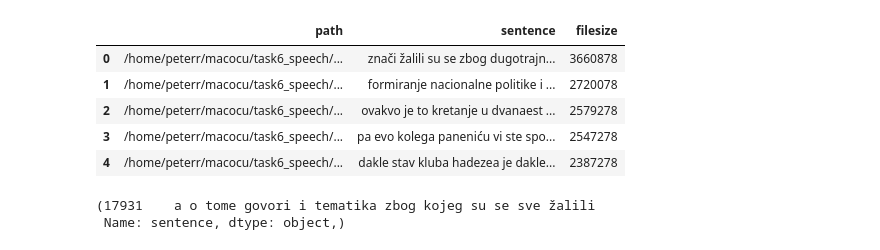
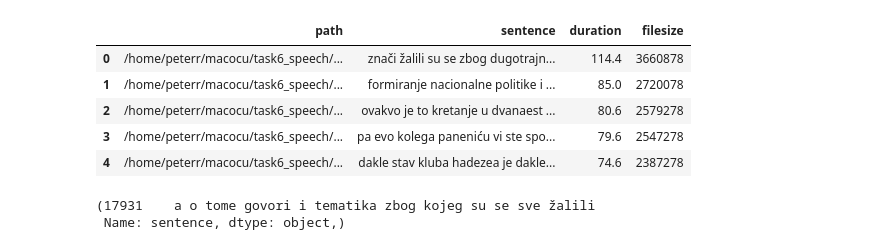
Before and after one commit to 5roop/task6_speech, a Jupyter notebook: 4_dataset_exploration.ipynb, the cells around one changed output. Drawn from its saved outputs; the diff is of its cells as text; code cells hidden in the pictures.

```diff
--- a/4_dataset_exploration.ipynb
+++ b/4_dataset_exploration.ipynb
@@ -0,0 +1,9 @@
+# %%
+from scipy.io import wavfile
+file = "/home/peterr/macocu/task6_speech/data/00009874.flac.wav"
+
+def get_duration(file:str) -> float:
+    rate, data = wavfile.read(file)
+    return len(data)/rate
+
+get_duration(file)
@@ -1,29 +21,29 @@
 # %%
 import pandas as pd
 import numpy as np
 pd.set_option("display.max_colwidth", 100)
 f = "/home/nikolal/projects/parlaspeech/transcripts_normalized.txt"
 df = pd.read_table(f, names=["unknown1", "path", "sentence"],
         #nrows=2000
         )
 
 df["path"] = "/home/peterr/macocu/task6_speech/data/" + df.path.str.replace("flac/", "") + ".wav"
-
+df["duration"] = df.path.apply(get_duration)
 df = df.drop(columns="unknown1")
 import os
 df["filesize"] = df["path"].apply(os.path.getsize)
 for char in ['*', ':', ';']:
     df["sentence"] = df.sentence.str.replace(char, "")
 df.sort_values(by="filesize", ascending=False, inplace=True)
 df.reset_index(drop=True, inplace=True)
 df.head(5)
 # %% [output]
-|  | path | sentence | filesize |
-| 0 | /home/peterr/macocu/task6_speech/... | znači žalili su se zbog dugotrajn... | 3660878 |
-| 1 | /home/peterr/macocu/task6_speech/... | formiranje nacionalne politike i ... | 2720078 |
-| 2 | /home/peterr/macocu/task6_speech/... | ovakvo je to kretanje u dvanaest ... | 2579278 |
-| 3 | /home/peterr/macocu/task6_speech/... | pa evo kolega paneniću vi ste spo... | 2547278 |
-| 4 | /home/peterr/macocu/task6_speech/... | dakle stav kluba hadezea je dakle... | 2387278 |
+|  | path | sentence | duration | filesize |
+| 0 | /home/peterr/macocu/task6_speech/... | znači žalili su se zbog dugotrajn... | 114.4 | 3660878 |
+| 1 | /home/peterr/macocu/task6_speech/... | formiranje nacionalne politike i ... | 85.0 | 2720078 |
+| 2 | /home/peterr/macocu/task6_speech/... | ovakvo je to kretanje u dvanaest ... | 80.6 | 2579278 |
+| 3 | /home/peterr/macocu/task6_speech/... | pa evo kolega paneniću vi ste spo... | 79.6 | 2547278 |
+| 4 | /home/peterr/macocu/task6_speech/... | dakle stav kluba hadezea je dakle... | 74.6 | 2387278 |
 # %%
 df.loc[df.path.str.contains("09874"),"sentence"],
 # %% [output]
```
Also changed, not shown: parts of 7 cells of this notebook, 5 other files.
